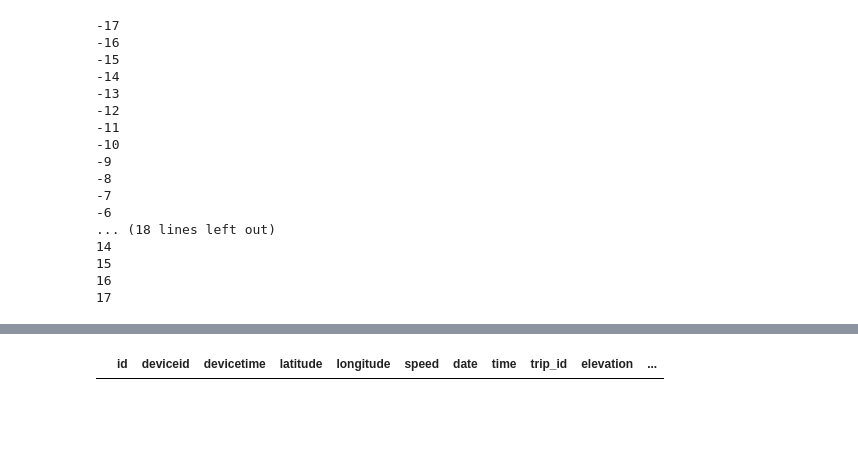
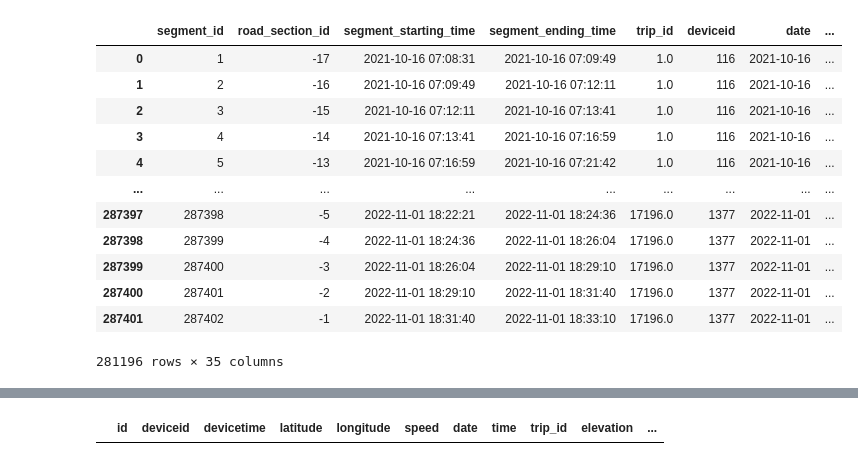
Before and after one commit to DriverBehaviour-FYP/Driver-Behaviour-Analysis, a Jupyter notebook: notebook/clustering/norms-method.ipynb, the cells around one changed output, grey strips where cells are left out. Saved outputs shown, nothing was run; the diff lists cells and outputs as text; code cells hidden in the pictures; blank space fills up the shorter version.

```diff
--- a/notebook/clustering/norms-method.ipynb
+++ b/notebook/clustering/norms-method.ipynb
@@ -3,5 +3,5 @@ import pandas as pd
 import numpy as np
 import math
 # %%
-segments = pd.read_csv("../../data/Raw-GPS-data-Kandy-Buses/MAIN/OUTPUTS/merged_segements_1000M.csv")
-gps_data = pd.read_csv("../../data/Raw-GPS-data-Kandy-Buses/MAIN/OUTPUTS/merged_gps_data_1000M.csv")
+segments = pd.read_csv("../../data/Raw-GPS-data-Kandy-Buses/MAIN/OUTPUTS/merged_segments_1000M_with_maxs.csv")
+gps_data = pd.read_csv("../../data/Raw-GPS-data-Kandy-Buses/MAIN/OUTPUTS/merged_gps_data_1000M_with_maxs.csv")
@@ -10,3 +10,19 @@ important_cols = ['speed_mean', 'speed_std', 'ele_X_speed_p', 'ele_X_speed_n', '
+# %%
+segments
+# %% [output]
+|  | segment_id | road_section_id | segment_starting_time | segment_ending_time | trip_id | deviceid | date | ... |
+| 0 | 1 | -17 | 2021-10-16 07:08:31 | 2021-10-16 07:09:49 | 1.0 | 116 | 2021-10-16 | ... |
+| 1 | 2 | -16 | 2021-10-16 07:09:49 | 2021-10-16 07:12:11 | 1.0 | 116 | 2021-10-16 | ... |
+| 2 | 3 | -15 | 2021-10-16 07:12:11 | 2021-10-16 07:13:41 | 1.0 | 116 | 2021-10-16 | ... |
+| 3 | 4 | -14 | 2021-10-16 07:13:41 | 2021-10-16 07:16:59 | 1.0 | 116 | 2021-10-16 | ... |
+| 4 | 5 | -13 | 2021-10-16 07:16:59 | 2021-10-16 07:21:42 | 1.0 | 116 | 2021-10-16 | ... |
+| ... | ... | ... | ... | ... | ... | ... | ... | ... |
+| 287397 | 287398 | -5 | 2022-11-01 18:22:21 | 2022-11-01 18:24:36 | 17196.0 | 1377 | 2022-11-01 | ... |
+| 287398 | 287399 | -4 | 2022-11-01 18:24:36 | 2022-11-01 18:26:04 | 17196.0 | 1377 | 2022-11-01 | ... |
+| 287399 | 287400 | -3 | 2022-11-01 18:26:04 | 2022-11-01 18:29:10 | 17196.0 | 1377 | 2022-11-01 | ... |
+| 287400 | 287401 | -2 | 2022-11-01 18:29:10 | 2022-11-01 18:31:40 | 17196.0 | 1377 | 2022-11-01 | ... |
+| 287401 | 287402 | -1 | 2022-11-01 18:31:40 | 2022-11-01 18:33:10 | 17196.0 | 1377 | 2022-11-01 | ... |
+281196 rows × 35 columns
 # %%
 norms_list = []
 for rs_id in segments['road_section_id'].unique():
@@ -14,27 +30,12 @@ for rs_id in segments['road_section_id'].unique():
     # FIXME - make sure how mean is calculated (With or without zero values)
     row = {
         "road_section_id": rs_id,
-        "speed_mean": (temp_segments['speed_mean'] * temp_segments['no_of_points']).sum() / (temp_segments['no_of_points'].sum()),
-        "speed_pooled_std": math.sqrt(((temp_segments['speed_std']**2) * (temp_segments['no_of_points']-1)).sum()),
-        "ele_X_speed_p": (temp_segments['ele_X_speed_p'] * (temp_segments['no_of_points']-1)).sum() / (temp_segments['no_of_points']-1).sum(),
-        "ele_X_speed_p": (temp_segments['ele_X_speed_n'] * (temp_segments['no_of_points']-1)).sum() / (temp_segments['no_of_points']-1).sum(),
-        ""
+        "speed_mean": (temp_segments['speed_mean'] * temp_segments['no_data_points']).sum() / (temp_segments['no_data_points'].sum()),
+        "speed_std": math.sqrt(((temp_segments['speed_std']**2) * (temp_segments['no_data_points']-1)).sum() / (temp_segments['no_data_points']-1).sum()),
+        "ele_X_speed_p": (temp_segments['ele_X_speed_p'] * (temp_segments['no_data_points']-1)).sum() / (temp_segments['no_data_points']-1).sum(),
+        "ele_X_speed_n": (temp_segments['ele_X_speed_n'] * (temp_segments['no_data_points']-1)).sum() / (temp_segments['no_data_points']-1).sum(),
+        "average_acceleration": (temp_segments['average_acceleration'] * temp_segments['no_acc_points']).sum() / temp_segments['no_acc_points'].sum(),
+        "average_deacceleration": (temp_segments['average_deacceleration'] * temp_segments['no_deacc_points']).sum() / temp_segments['no_deacc_points'].sum(),
+        "std_acc_dacc": math.sqrt(((temp_segments['std_acc_dacc']**2) * (temp_segments['no_acc_points'] + temp_segments['no_deacc_points'] -1)).sum() / (temp_segments['no_acc_points'] + temp_segments['no_deacc_points'] -1).sum()),
     }
+    norms_list.append(row)
-# %% [output]
--17
--16
--15
--14
--13
--12
--11
--10
--9
--8
--7
--6
-... (18 lines left out)
-14
-15
-16
-17
```
Also changed, not shown: parts of 14 cells of this notebook, 1 other file.
